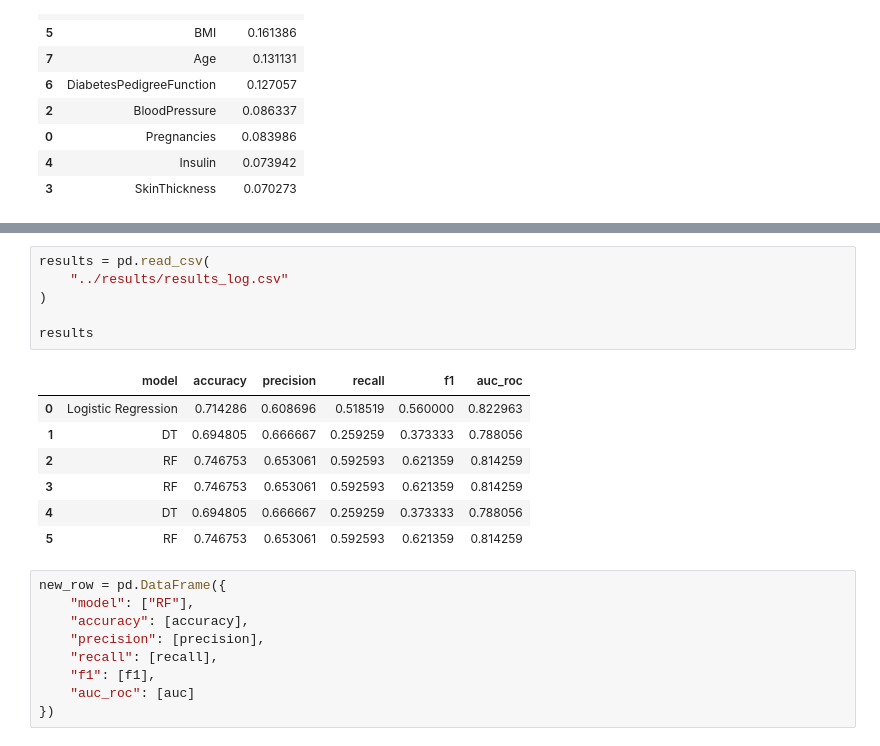
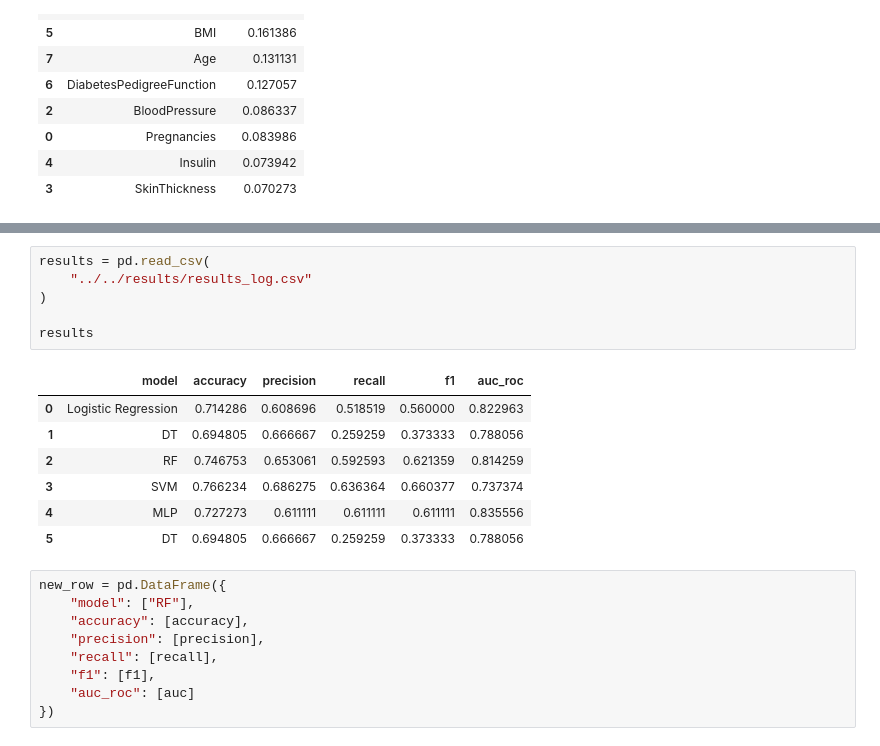
Before and after one commit to ap24110011024/Disease_detection, a Jupyter notebook: notebooks/diabetes/random_forest.ipynb, the cells around one changed output, grey strips where cells are left out. Drawn from its saved outputs; the diff is of its cells as text.

```diff
--- a/notebooks/diabetes/random_forest.ipynb
+++ b/notebooks/diabetes/random_forest.ipynb
@@ -162,17 +258,17 @@ plt.show()
 # %%
 results = pd.read_csv(
-    "../results/results_log.csv"
+    "../../results/results_log.csv"
 )
 
 results
 # %% [output]
 |  | model | accuracy | precision | recall | f1 | auc_roc |
 | 0 | Logistic Regression | 0.714286 | 0.608696 | 0.518519 | 0.560000 | 0.822963 |
 | 1 | DT | 0.694805 | 0.666667 | 0.259259 | 0.373333 | 0.788056 |
 | 2 | RF | 0.746753 | 0.653061 | 0.592593 | 0.621359 | 0.814259 |
-| 3 | RF | 0.746753 | 0.653061 | 0.592593 | 0.621359 | 0.814259 |
-| 4 | DT | 0.694805 | 0.666667 | 0.259259 | 0.373333 | 0.788056 |
-| 5 | RF | 0.746753 | 0.653061 | 0.592593 | 0.621359 | 0.814259 |
+| 3 | SVM | 0.766234 | 0.686275 | 0.636364 | 0.660377 | 0.737374 |
+| 4 | MLP | 0.727273 | 0.611111 | 0.611111 | 0.611111 | 0.835556 |
+| 5 | DT | 0.694805 | 0.666667 | 0.259259 | 0.373333 | 0.788056 |
 # %%
 new_row = pd.DataFrame({
     "model": ["RF"],
```
Also changed, not shown: parts of 7 cells of this notebook, 27 other files.
